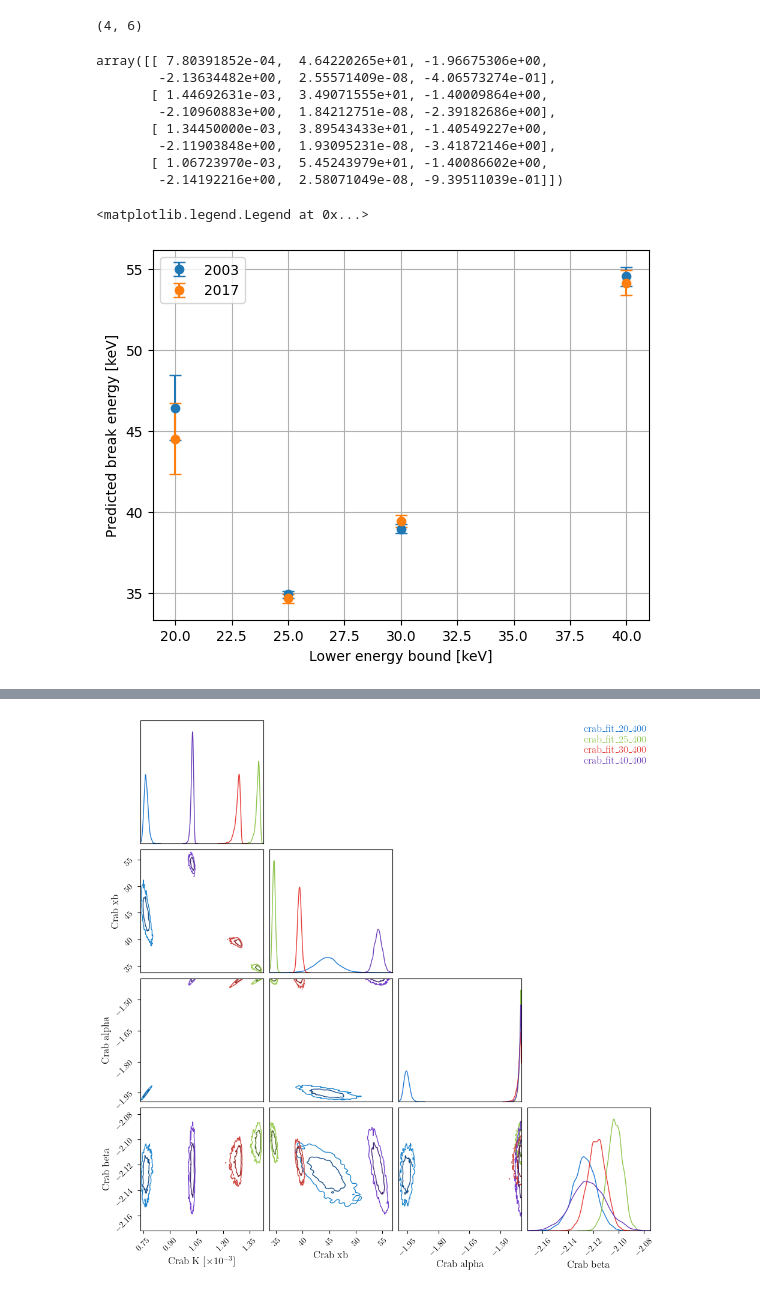
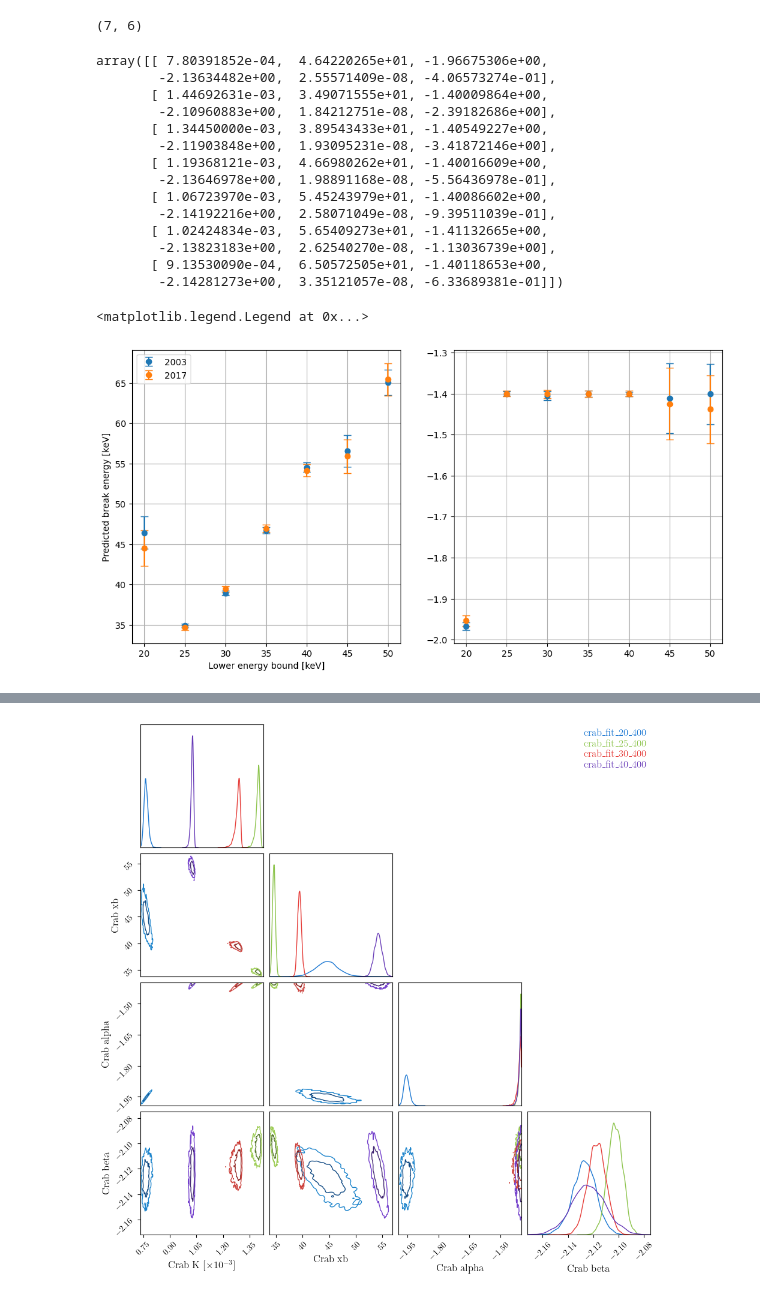
Before and after one commit to timmguthle/INTEGRAL-SPI, a Jupyter notebook: main_files/crab_19/low_energy_fit.ipynb, the cells around one changed output, grey strips where cells are left out. Cells and saved outputs as stored; diff of their text form; code cells hidden in the pictures.

```diff
--- a/main_files/crab_19/low_energy_fit.ipynb
+++ b/main_files/crab_19/low_energy_fit.ipynb
@@ -14,7 +36,14 @@ matplotlib.rcParams.update(matplotlib.rcParamsDefault)
 # %%
 base_path = "/home/tguethle/Documents/spi/Master_Thesis/"
-fits_2003 = [base_path+config["fit_path"] for config in crab_fits.config_low_e_break_2003]
-fits_2017 = [base_path+config["fit_path"] for config in crab_fits.config_low_e_break_2017]
+config_2003 = crab_fits.config_low_e_break_2003[:3] + crab_fits.config_low_e_break_2003_additional[0:1] + crab_fits.config_low_e_break_2003[3:4] + crab_fits.config_low_e_break_2003_additional[1:]
+config_2017 = crab_fits.config_low_e_break_2017[:3] + crab_fits.config_low_e_break_2017_additional[0:1] + crab_fits.config_low_e_break_2017[3:4] + crab_fits.config_low_e_break_2017_additional[1:]
+
+# Testing
+# for config in config_2003:
+#     print(config["fit_path"])
+
+fits_2003 = [base_path+config["fit_path"] for config in config_2003]
+fits_2017 = [base_path+config["fit_path"] for config in config_2017]
 # %%
 vals_2003 = np.array([np.loadtxt(fit+"/fit_val.txt") for fit in fits_2003])
 vals_2017 = np.array([np.loadtxt(fit+"/fit_val.txt") for fit in fits_2017])
@@ -23,7 +52,7 @@ err_2003 = np.array([np.sqrt(np.diag(np.loadtxt(fit+"/fit_cov.txt"))) for fit in
 err_2017 = np.array([np.sqrt(np.diag(np.loadtxt(fit+"/fit_cov.txt"))) for fit in fits_2017])
 err_2003.shape
 # %% [output]
-(4, 6)
+(7, 6)
 # %%
 vals_2003
 # %% [output]
@@ -33,24 +62,34 @@ array([[ 7.80391852e-04,  4.64220265e+01, -1.96675306e+00,
         -2.10960883e+00,  1.84212751e-08, -2.39182686e+00],
        [ 1.34450000e-03,  3.89543433e+01, -1.40549227e+00,
         -2.11903848e+00,  1.93095231e-08, -3.41872146e+00],
+       [ 1.19368121e-03,  4.66980262e+01, -1.40016609e+00,
+        -2.13646978e+00,  1.98891168e-08, -5.56436978e-01],
        [ 1.06723970e-03,  5.45243979e+01, -1.40086602e+00,
-        -2.14192216e+00,  2.58071049e-08, -9.39511039e-01]])
+        -2.14192216e+00,  2.58071049e-08, -9.39511039e-01],
+       [ 1.02424834e-03,  5.65409273e+01, -1.41132665e+00,
+        -2.13823183e+00,  2.62540270e-08, -1.13036739e+00],
+       [ 9.13530090e-04,  6.50572505e+01, -1.40118653e+00,
+        -2.14281273e+00,  3.35121057e-08, -6.33689381e-01]])
 # %%
 %matplotlib inline
-fig, ax = plt.subplots()
+fig, (ax,ax2) = plt.subplots(1,2, figsize=(12,6), sharex=True)
 
 # ax.scatter((20,25,30,40), vals_2003[:,1], label="2003")
 # ax.scatter((20,25,30,40), vals_2017[:,1], label="2017")
 
 ax.set_xlabel("Lower energy bound [keV]")
 ax.set_ylabel("Predicted break energy [keV]")
 
 ax.grid()
+ax2.grid()
 
-ax.errorbar((20,25,30,40), vals_2003[:,1], yerr=err_2003[:,1], fmt='o', capsize=4, label="2003")
-ax.errorbar((20,25,30,40), vals_2017[:,1], yerr=err_2017[:,1], fmt='o', capsize=4, label="2017")
+ax2.errorbar((20,25,30,35,40, 45,50), vals_2003[:,2], yerr=err_2003[:,2], fmt='o', capsize=4, label="2003")
+ax2.errorbar((20,25,30,35,40, 45,50), vals_2017[:,2], yerr=err_2017[:,2], fmt='o', capsize=4, label="2003")
+
+ax.errorbar((20,25,30,35,40, 45,50), vals_2003[:,1], yerr=err_2003[:,1], fmt='o', capsize=4, label="2003")
+ax.errorbar((20,25,30,35,40, 45,50), vals_2017[:,1], yerr=err_2017[:,1], fmt='o', capsize=4, label="2017")
 
 ax.legend(loc="upper left")
 # %% [output]
 <matplotlib.legend.Legend at 0x...>
-[figure, old version]
+[figure, new version]
```
Also changed, not shown: parts of 4 cells of this notebook, 2 other files.
